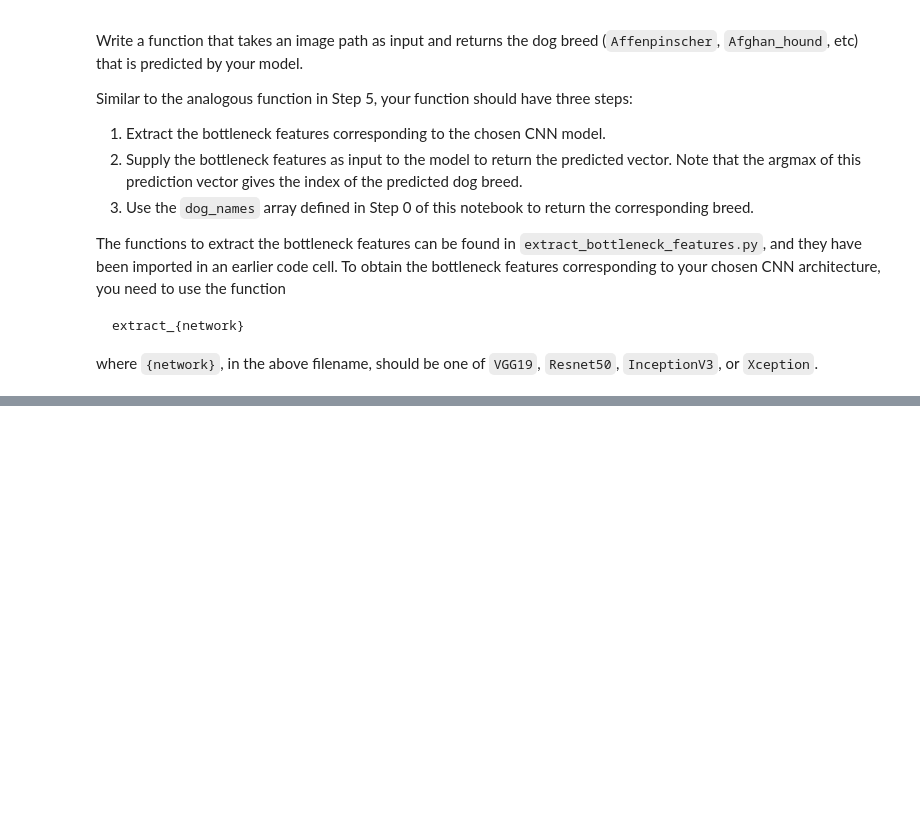
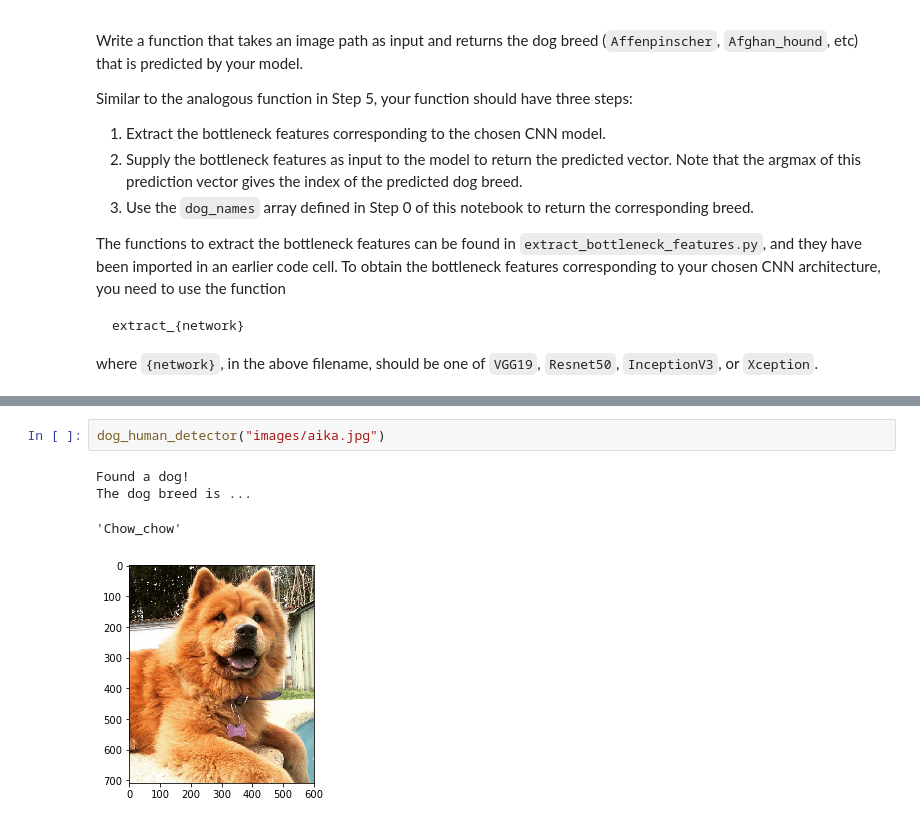
Before and after one commit to falrrema/ML_Nanodegree, a Jupyter notebook: P5_DogProyect/dog_app.ipynb, the cells around one changed output, grey strips where cells are left out. Drawn from its saved outputs; the diff is of its cells as text; blank space fills up the shorter version.

```diff
--- a/P5_DogProyect/dog_app.ipynb
+++ b/P5_DogProyect/dog_app.ipynb
@@ -611,0 +817,7 @@ __Answer:__
+# %%
+dog_human_detector("images/aika.jpg")
+# %% [output]
+Found a dog!
+The dog breed is ...
+'Chow_chow'
+[figure, added]
```
Also changed, not shown: parts of 35 cells of this notebook.
